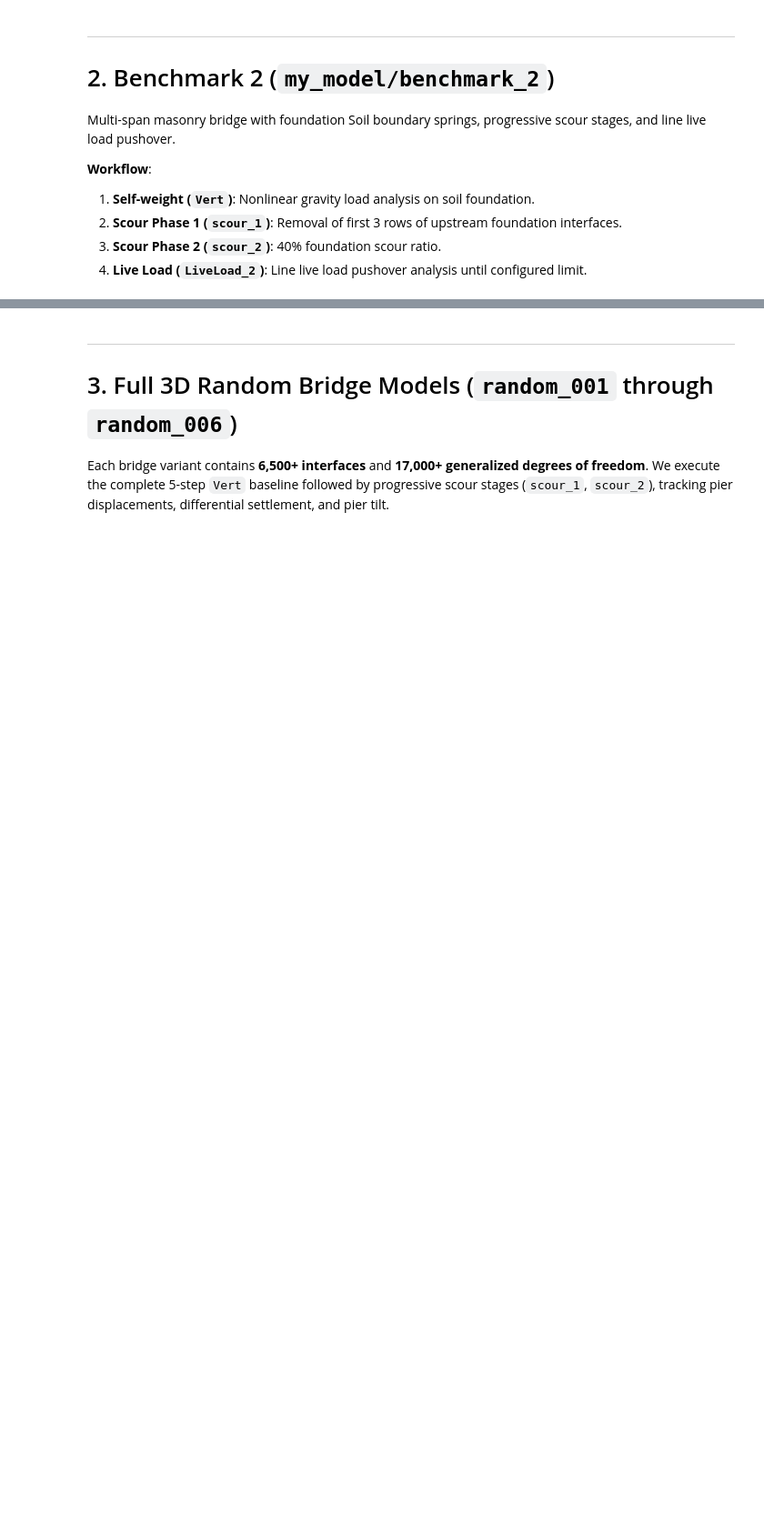
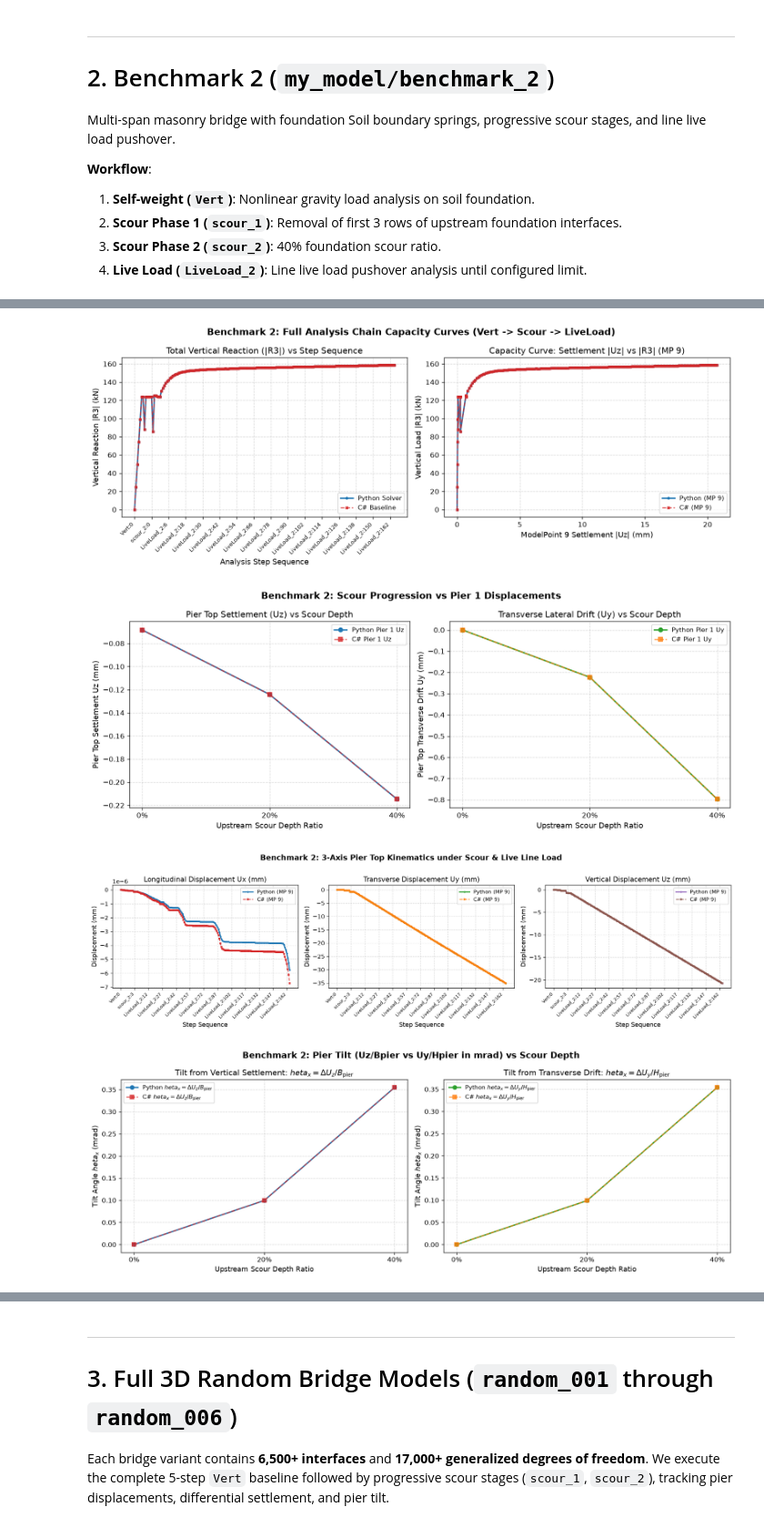
Before and after one commit to mbonatte/histra-python, a Jupyter notebook: run_model.ipynb, the cells around one changed output, grey strips where cells are left out. Shown at 91% size. Cells and saved outputs as stored; diff of their text form; code cells hidden in the pictures; blank space fills up the shorter version.

```diff
--- a/run_model.ipynb
+++ b/run_model.ipynb
@@ -253,23 +255,27 @@ def extract_scour_progression(
 
         # Pier 1 Kinematics (MP 8 top, MP 9 upstream, MP 10 downstream, MP 14 base)
         if 8 in py_mps:
-            entry["p1_top_ux_py"] = py_mps[8][0] * 1000.0
-            entry["p1_top_uy_py"] = py_mps[8][1] * 1000.0
-            entry["p1_top_uz_py"] = py_mps[8][2] * 1000.0
+            entry["p1_top_ux_py"] = py_mps[8][0] * 10.0
+            entry["p1_top_uy_py"] = py_mps[8][1] * 10.0
+            entry["p1_top_uz_py"] = py_mps[8][2] * 10.0
         if 8 in cs_mps:
-            entry["p1_top_ux_cs"] = cs_mps[8][0] * 1000.0
-            entry["p1_top_uy_cs"] = cs_mps[8][1] * 1000.0
-            entry["p1_top_uz_cs"] = cs_mps[8][2] * 1000.0
+            entry["p1_top_ux_cs"] = cs_mps[8][0] * 10.0
+            entry["p1_top_uy_cs"] = cs_mps[8][1] * 10.0
+            entry["p1_top_uz_cs"] = cs_mps[8][2] * 10.0
 
-        # Pier 1 Tilts
+        # Pier 1 Tilts in X-direction (comparing Uz/Bpier vs Uy/Hpier in mrad)
         if 9 in py_mps and 10 in py_mps:
-            entry["p1_theta_x_py"] = (py_mps[10][2] - py_mps[9][2]) / 252.0 * 1000.0  # mrad
+            entry["p1_theta_x_uz_py"] = (py_mps[10][2] - py_mps[9][2]) / 252.0 * 1000.0  # mrad (from Uz / Bpier)
+            entry["p1_theta_x_py"] = entry["p1_theta_x_uz_py"]
         if 9 in cs_mps and 10 in cs_mps:
-            entry["p1_theta_x_cs"] = (cs_mps[10][2] - cs_mps[9][2]) / 252.0 * 1000.0
+            entry["p1_theta_x_uz_cs"] = (cs_mps[10][2] - cs_mps[9][2]) / 252.0 * 1000.0
+            entry["p1_theta_x_cs"] = entry["p1_theta_x_uz_cs"]
 
         if 8 in py_mps and 14 in py_mps:
+            entry["p1_theta_x_uy_py"] = abs(py_mps[8][1] - py_mps[14][1]) / 225.0 * 1000.0  # mrad (from Uy / Hpier)
             entry["p1_theta_y_py"] = (py_mps[8][0] - py_mps[14][0]) / 225.0 * 1000.0
         if 8 in cs_mps and 14 in cs_mps:
+            entry["p1_theta_x_uy_cs"] = abs(cs_mps[8][1] - cs_mps[14][1]) / 225.0 * 1000.0
             entry["p1_theta_y_cs"] = (cs_mps[8][0] - cs_mps[14][0]) / 225.0 * 1000.0
 
         results.append(entry)
@@ -557,7 +660,7 @@ print("4. Running LiveLoad_2 (line load pushover)...")
 b2_executions.append(b2_session.run("LiveLoad_2"))
 
 # Synchronize Step History across Full Chain
-b2_aligned = build_aligned_step_history(b2_model, b2_executions, b2_results, preferred_mp_key=8)
+b2_aligned = build_aligned_step_history(b2_model, b2_executions, b2_results, preferred_mp_key=9)
 
 # Scour Progression Snapshots
 b2_scour_stages = [(0.0, "Vert"), (0.2, "scour_1"), (0.4, "scour_2")]
@@ -567,25 +719,37 @@ print(f"Benchmark 2 complete. {len(b2_aligned['steps'])} total steps across all
 # %%
 # Plot 1: Benchmark 2 Capacity Curve & Vertical Load vs Displacement
 plot_displacement_vs_load(
     b2_aligned,
     title="Benchmark 2: Full Analysis Chain Capacity Curves (Vert -> Scour -> LiveLoad)",
 )
 
 # Plot 2: Benchmark 2 Scour Depth Ratio vs Settlement & Drift
 plot_scour_vs_displacement(
     b2_scour,
     title="Benchmark 2: Scour Progression vs Pier 1 Displacements",
 )
 
 # Plot 3: Benchmark 2 3-Axis Kinematics across the Entire Analysis Chain
 plot_pier_top_kinematics(
     b2_aligned,
     title="Benchmark 2: 3-Axis Pier Top Kinematics under Scour & Live Line Load",
-    pier_mp=8,
+    pier_mp=9,
 )
 
-# Plot 4: Benchmark 2 Pier Tilt & Differential Rotation Angles
+# Plot 4: Benchmark 2 Pier Tilt in X-Direction vs Scour Depth
 plot_pier_rotation(
     b2_scour,
-    title="Benchmark 2: Pier Tilt (Rotation Angles in mrad) vs Scour Depth",
+    title="Benchmark 2: Pier Tilt (Uz/Bpier vs Uy/Hpier in mrad) vs Scour Depth",
 )
+
+# Plot 5: Benchmark 2 Pier Tilt vs Live Load Pushover
+plot_pier_tilt_vs_load(
+    b2_aligned,
+    title="Benchmark 2: Pier Tilt vs Live Load Pushover (Uz/Bpier vs Uy/Hpier)",
+    analysis_filter="LiveLoad",
+)
+# %% [output]
+[figure, added]
+[figure, added]
+[figure, added]
+[figure, added]
```
Also changed, not shown: parts of 18 cells of this notebook, 11 other files.
